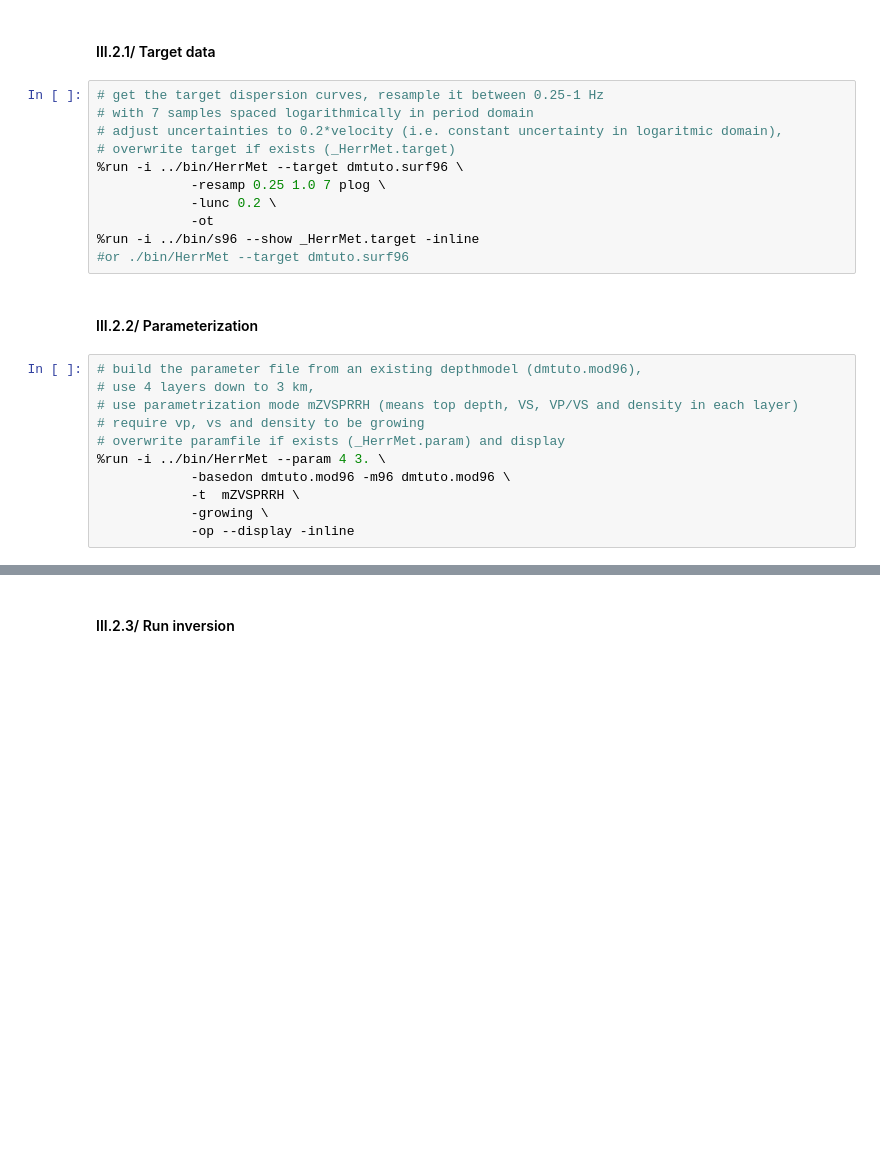
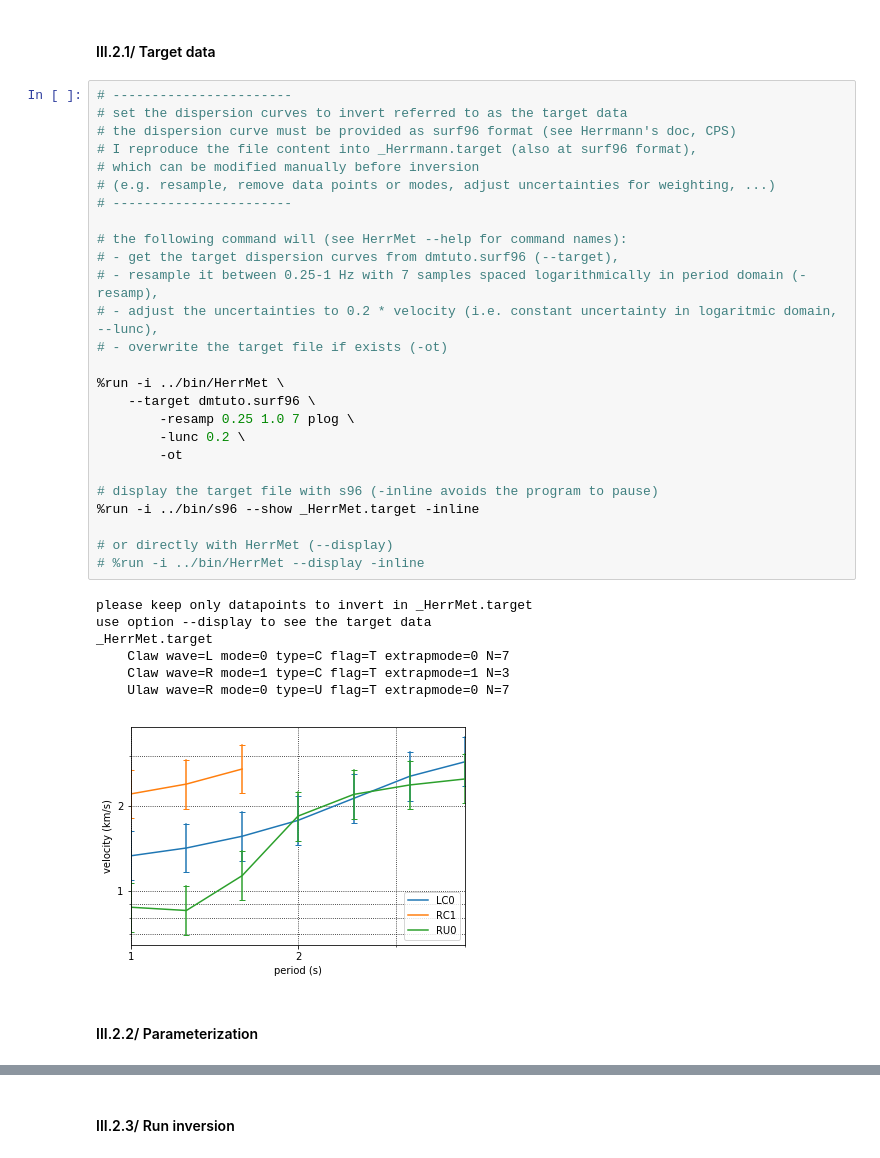
Before and after one commit to obsmax/srfpython, a Jupyter notebook: srfpython/tutorial/tutorial.ipynb, the cells around one changed output, grey strips where cells are left out. Saved outputs shown, nothing was run; the diff lists cells and outputs as text; blank space fills up the shorter version.

```diff
--- a/srfpython/tutorial/tutorial.ipynb
+++ b/srfpython/tutorial/tutorial.ipynb
@@ -110,26 +297,38 @@ assert os.path.exists("./dmtuto.surf96")
 # %% [markdown]
 #### III.2.1/ Target data
 # %%
-# get the target dispersion curves, resample it between 0.25-1 Hz
-# with 7 samples spaced logarithmically in period domain
-# adjust uncertainties to 0.2*velocity (i.e. constant uncertainty in logaritmic domain),
-# overwrite target if exists (_HerrMet.target)
-%run -i ../bin/HerrMet --target dmtuto.surf96 \
-            -resamp 0.25 1.0 7 plog \
-            -lunc 0.2 \
-            -ot
+# -----------------------
+# set the dispersion curves to invert referred to as the target data
+# the dispersion curve must be provided as surf96 format (see Herrmann's doc, CPS)
+# I reproduce the file content into _Herrmann.target (also at surf96 format),
+# which can be modified manually before inversion
+# (e.g. resample, remove data points or modes, adjust uncertainties for weighting, ...)
+# -----------------------
+
+# the following command will (see HerrMet --help for command names):
+# - get the target dispersion curves from dmtuto.surf96 (--target),
+# - resample it between 0.25-1 Hz with 7 samples spaced logarithmically in period domain (-resamp),
+# - adjust the uncertainties to 0.2 * velocity (i.e. constant uncertainty in logaritmic domain, --lunc),
+# - overwrite the target file if exists (-ot)
+
+%run -i ../bin/HerrMet \
+    --target dmtuto.surf96 \
+        -resamp 0.25 1.0 7 plog \
+        -lunc 0.2 \
+        -ot
+
+# display the target file with s96 (-inline avoids the program to pause)
 %run -i ../bin/s96 --show _HerrMet.target -inline
-#or ./bin/HerrMet --target dmtuto.surf96
+
+# or directly with HerrMet (--display)
+# %run -i ../bin/HerrMet --display -inline
+# %% [output]
+please keep only datapoints to invert in _HerrMet.target
+use option --display to see the target data
+_HerrMet.target
+    Claw wave=L mode=0 type=C flag=T extrapmode=0 N=7
+    Claw wave=R mode=1 type=C flag=T extrapmode=1 N=3
+    Ulaw wave=R mode=0 type=U flag=T extrapmode=0 N=7
+[figure, added]
 # %% [markdown]
 #### III.2.2/ Parameterization
-# %%
-# build the parameter file from an existing depthmodel (dmtuto.mod96),
-# use 4 layers down to 3 km,
-# use parametrization mode mZVSPRRH (means top depth, VS, VP/VS and density in each layer)
-# require vp, vs and density to be growing
-# overwrite paramfile if exists (_HerrMet.param) and display
-%run -i ../bin/HerrMet --param 4 3. \
-            -basedon dmtuto.mod96 -m96 dmtuto.mod96 \
-            -t  mZVSPRRH \
-            -growing \
-            -op --display -inline
```
Also changed, not shown: parts of 32 cells of this notebook, 4 other files.
